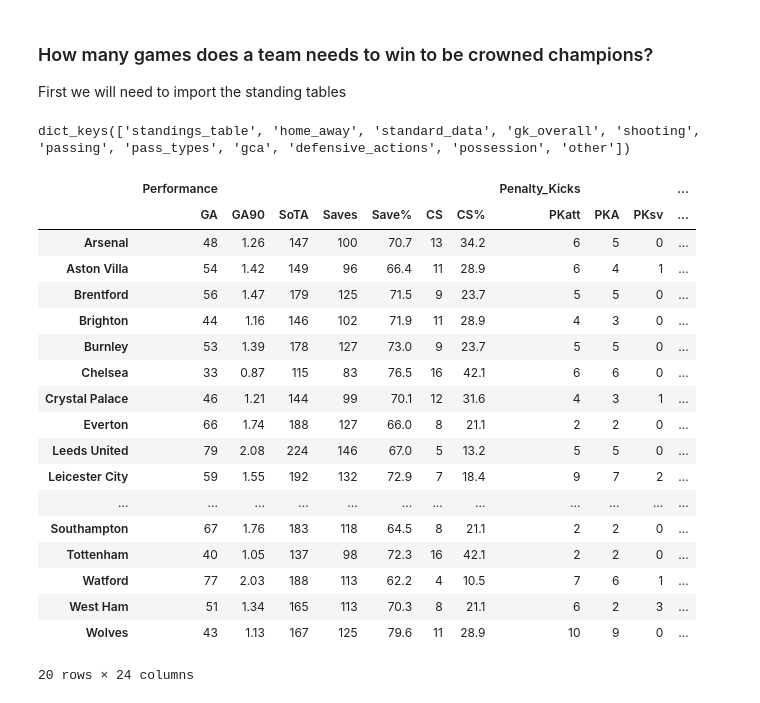
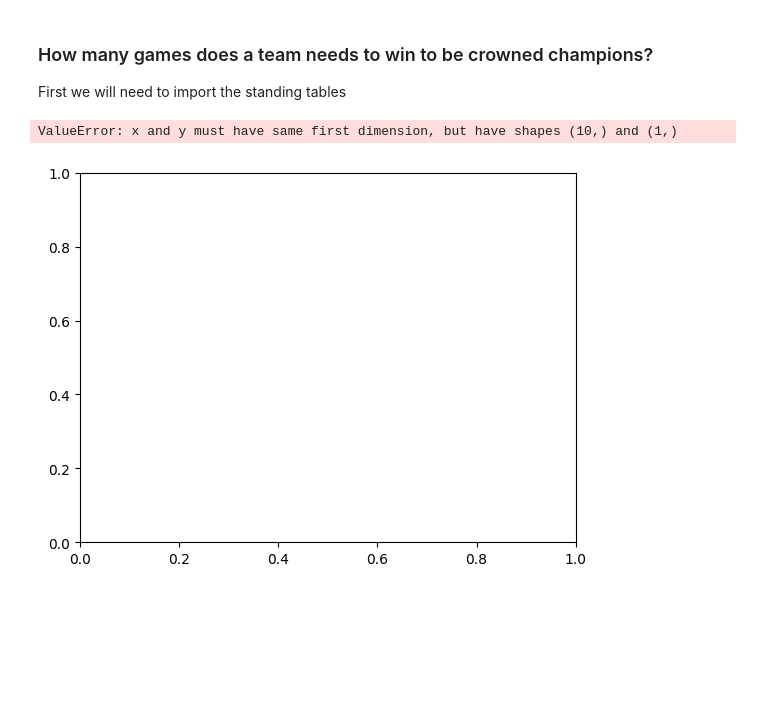
Before and after one commit to p13kara33/FootballData, a Jupyter notebook: footballdata/test_fbref.ipynb, the cells around one changed output. Saved outputs shown, nothing was run; the diff lists cells and outputs as text; code cells hidden in the pictures; blank space fills up the shorter version.

Commit message:
FS-12 WIP On standing tables

```diff
--- a/footballdata/test_fbref.ipynb
+++ b/footballdata/test_fbref.ipynb
@@ -15,30 +18,25 @@ from library import (
     get_single_season_league_data,
     edit_gk_tables,
 )
-# %%
-df = get_single_season_league_data(country="England", tier=1, year=2021)
-df.keys()
-# %% [output]
-dict_keys(['standings_table', 'home_away', 'standard_data', 'gk_overall', 'shooting', 'passing', 'pass_types', 'gca', 'defensive_actions', 'possession', 'other'])
-# %%
-df.get("gk_overall")
-# %% [output]
-|  | Performance |  |  |  |  |  |  | Penalty_Kicks |  |  | ... |
-|  | GA | GA90 | SoTA | Saves | Save% | CS | CS% | PKatt | PKA | PKsv | ... |
-| Arsenal | 48 | 1.26 | 147 | 100 | 70.7 | 13 | 34.2 | 6 | 5 | 0 | ... |
-| Aston Villa | 54 | 1.42 | 149 | 96 | 66.4 | 11 | 28.9 | 6 | 4 | 1 | ... |
-| Brentford | 56 | 1.47 | 179 | 125 | 71.5 | 9 | 23.7 | 5 | 5 | 0 | ... |
-| Brighton | 44 | 1.16 | 146 | 102 | 71.9 | 11 | 28.9 | 4 | 3 | 0 | ... |
-| Burnley | 53 | 1.39 | 178 | 127 | 73.0 | 9 | 23.7 | 5 | 5 | 0 | ... |
-| Chelsea | 33 | 0.87 | 115 | 83 | 76.5 | 16 | 42.1 | 6 | 6 | 0 | ... |
-| Crystal Palace | 46 | 1.21 | 144 | 99 | 70.1 | 12 | 31.6 | 4 | 3 | 1 | ... |
-| Everton | 66 | 1.74 | 188 | 127 | 66.0 | 8 | 21.1 | 2 | 2 | 0 | ... |
-| Leeds United | 79 | 2.08 | 224 | 146 | 67.0 | 5 | 13.2 | 5 | 5 | 0 | ... |
-| Leicester City | 59 | 1.55 | 192 | 132 | 72.9 | 7 | 18.4 | 9 | 7 | 2 | ... |
-| ... | ... | ... | ... | ... | ... | ... | ... | ... | ... | ... | ... |
-| Southampton | 67 | 1.76 | 183 | 118 | 64.5 | 8 | 21.1 | 2 | 2 | 0 | ... |
-| Tottenham | 40 | 1.05 | 137 | 98 | 72.3 | 16 | 42.1 | 2 | 2 | 0 | ... |
-| Watford | 77 | 2.03 | 188 | 113 | 62.2 | 4 | 10.5 | 7 | 6 | 1 | ... |
-| West Ham | 51 | 1.34 | 165 | 113 | 70.3 | 8 | 21.1 | 6 | 2 | 3 | ... |
-| Wolves | 43 | 1.13 | 167 | 125 | 79.6 | 11 | 28.9 | 10 | 9 | 0 | ... |
-20 rows × 24 columns
+# %%
+reg_seasons = get_multiple_regular_seasons_tables(country="England", tier=1, year_range="2012-2022")
+# %%
+my_dict = reg_seasons.copy()
+# %%
+
+years = list(my_dict.keys())
+
+for key in my_dict.keys():
+    df = my_dict[key]
+    df = df[df['Rk'] <= 4] # only include data with RK <= 4
+    for rk in df['Rk'].unique():
+        plt.plot(years, df[df['Rk'] == rk]['Pts'], label = f'RK {rk}')
+
+plt.xlabel('Years')
+plt.ylabel('Points')
+plt.legend()
+plt.grid(linestyle="dashed")
+plt.show()
+# %% [output]
+ValueError: x and y must have same first dimension, but have shapes (10,) and (1,)
+[figure, added]
```
Also changed, not shown: parts of 3 cells of this notebook, 2 other files.
